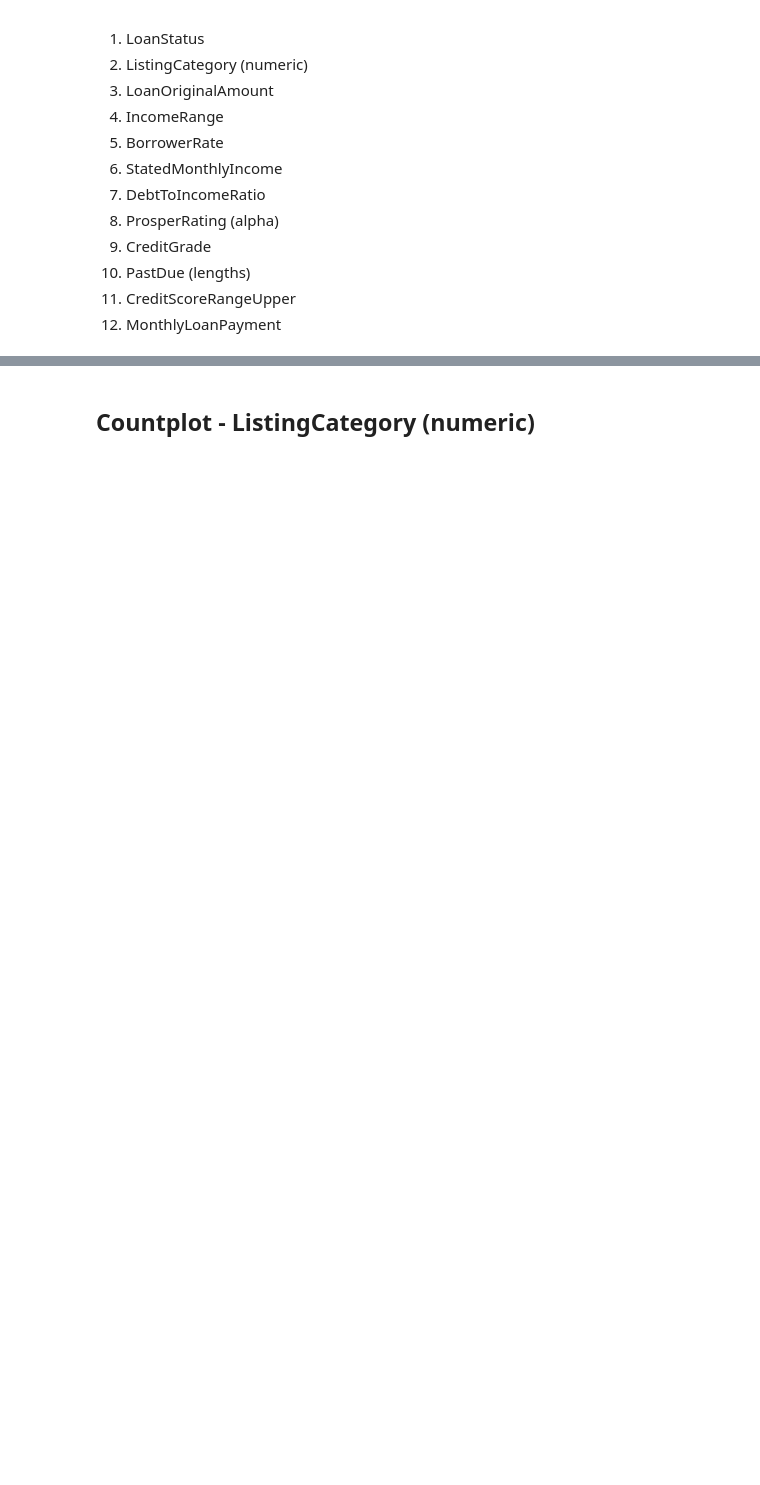
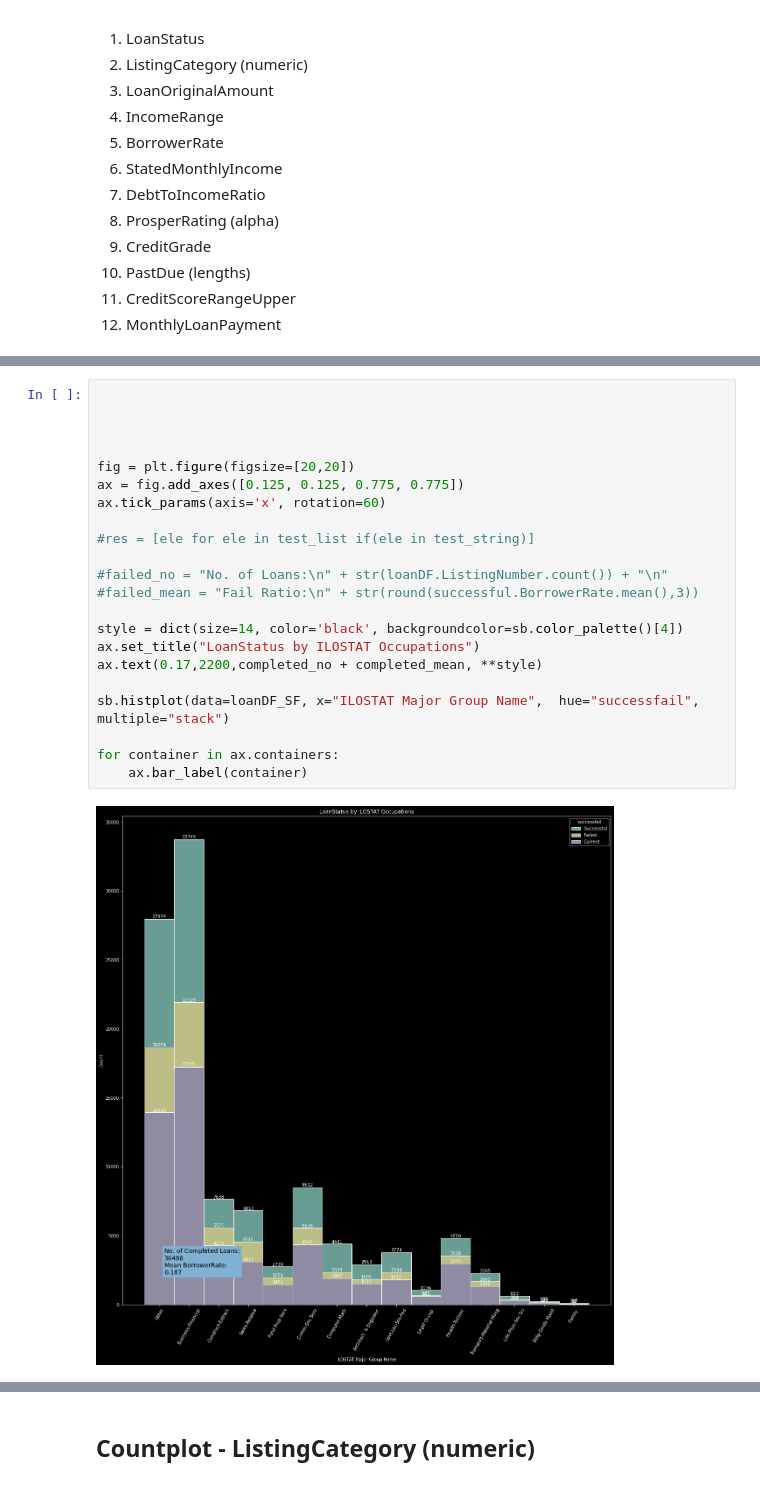
Before and after one commit to aaronremski/Visuals, a Jupyter notebook: Prosper Loan Data Exploration.ipynb, the cells around one changed output, grey strips where cells are left out. Drawn from its saved outputs; the diff is of its cells as text; blank space fills up the shorter version.

```diff
--- a/Prosper Loan Data Exploration.ipynb
+++ b/Prosper Loan Data Exploration.ipynb
@@ -287,0 +546,24 @@ loanDF.sample(3)
+# %%
+
+
+
+
+fig = plt.figure(figsize=[20,20])
+ax = fig.add_axes([0.125, 0.125, 0.775, 0.775])
+ax.tick_params(axis='x', rotation=60)
+
+#res = [ele for ele in test_list if(ele in test_string)]
+
+#failed_no = "No. of Loans:\n" + str(loanDF.ListingNumber.count()) + "\n"
+#failed_mean = "Fail Ratio:\n" + str(round(successful.BorrowerRate.mean(),3))
+
+style = dict(size=14, color='black', backgroundcolor=sb.color_palette()[4])
+ax.set_title("LoanStatus by ILOSTAT Occupations")
+ax.text(0.17,2200,completed_no + completed_mean, **style)
+
+sb.histplot(data=loanDF_SF, x="ILOSTAT Major Group Name",  hue="successfail", multiple="stack")
+
+for container in ax.containers:
+    ax.bar_label(container)
+# %% [output]
+[figure, added]
```
Also changed, not shown: parts of 62 cells of this notebook, 1 other file.
